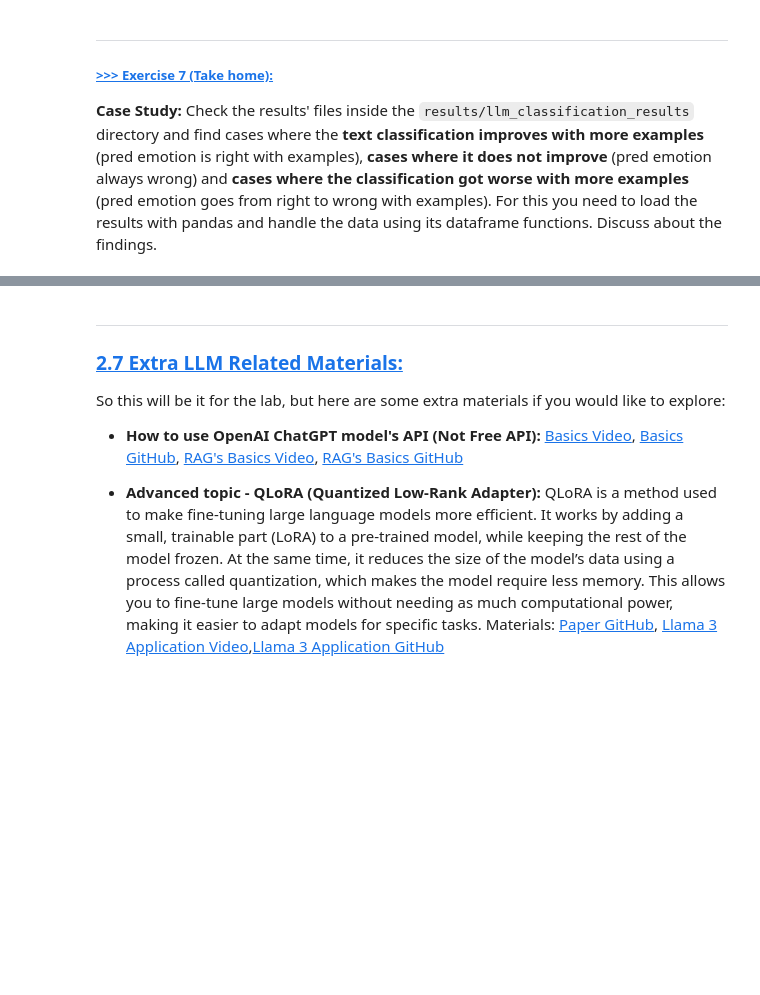
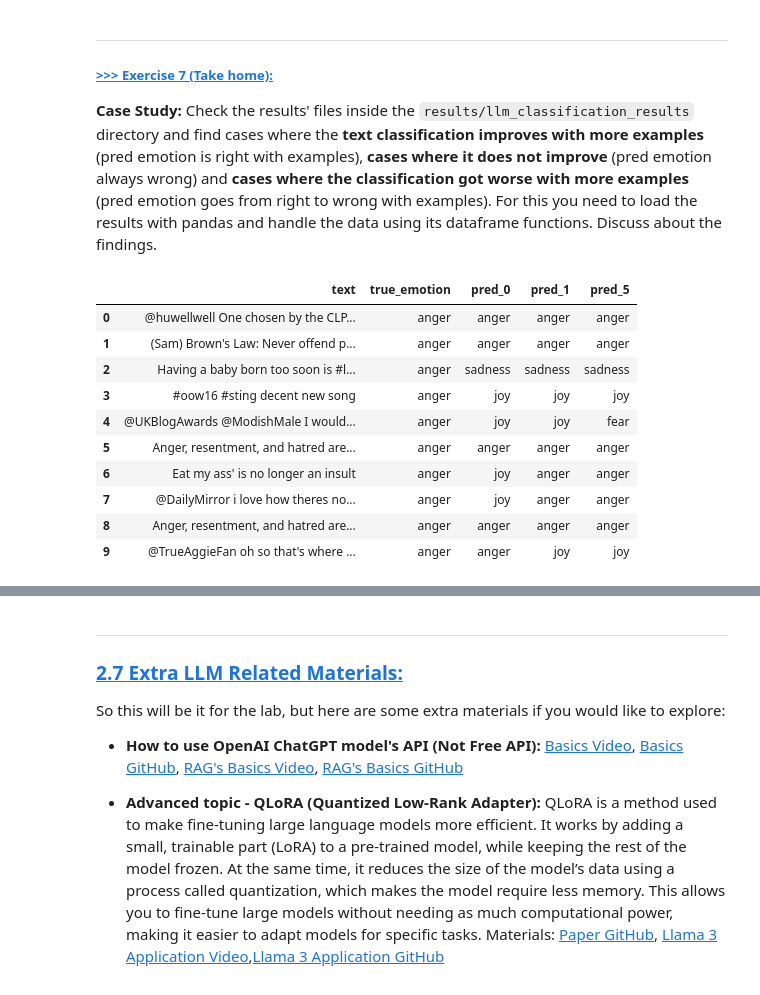
Before and after one commit to Ootje123/DM2025-Lab2-Exercise, a Jupyter notebook: DM2025-Lab2-Master-Phase_2_Main.ipynb, the cells around one changed output, grey strips where cells are left out. Cells and saved outputs as stored; diff of their text form; code cells hidden in the pictures; blank space fills up the shorter version.

```diff
--- a/DM2025-Lab2-Master-Phase_2_Main.ipynb
+++ b/DM2025-Lab2-Master-Phase_2_Main.ipynb
@@ -1781,0 +1869,25 @@ Compare and discuss the overall results of the zero-shot, 1-shot and 5-shot clas
+# %%
+import pandas as pd
+
+zero = pd.read_csv("./results/llm_classification_results/results_samples_20_shots_0.csv")
+one  = pd.read_csv("./results/llm_classification_results/results_samples_20_shots_1.csv")
+five = pd.read_csv("./results/llm_classification_results/results_samples_20_shots_5.csv")
+
+# To match rows, concatenate with a multi-index that keeps text unique
+combined = zero[['text','true_emotion','predicted_emotion']].rename(columns={'predicted_emotion':'pred_0'})
+combined = combined.merge(one[['text','predicted_emotion']].rename(columns={'predicted_emotion':'pred_1'}), on='text')
+combined = combined.merge(five[['text','predicted_emotion']].rename(columns={'predicted_emotion':'pred_5'}), on='text')
+
+combined.head(10)
+# %% [output]
+|  | text | true_emotion | pred_0 | pred_1 | pred_5 |
+| 0 | @huwellwell One chosen by the CLP... | anger | anger | anger | anger |
+| 1 | (Sam) Brown's Law: Never offend p... | anger | anger | anger | anger |
+| 2 | Having a baby born too soon is #l... | anger | sadness | sadness | sadness |
+| 3 | #oow16 #sting decent new song | anger | joy | joy | joy |
+| 4 | @UKBlogAwards @ModishMale I would... | anger | joy | joy | fear |
+| 5 | Anger, resentment, and hatred are... | anger | anger | anger | anger |
+| 6 | Eat my ass' is no longer an insult | anger | joy | anger | anger |
+| 7 | @DailyMirror i love how theres no... | anger | joy | anger | anger |
+| 8 | Anger, resentment, and hatred are... | anger | anger | anger | anger |
+| 9 | @TrueAggieFan oh so that's where ... | anger | anger | joy | joy |
```
Also changed, not shown: parts of 14 cells of this notebook.
